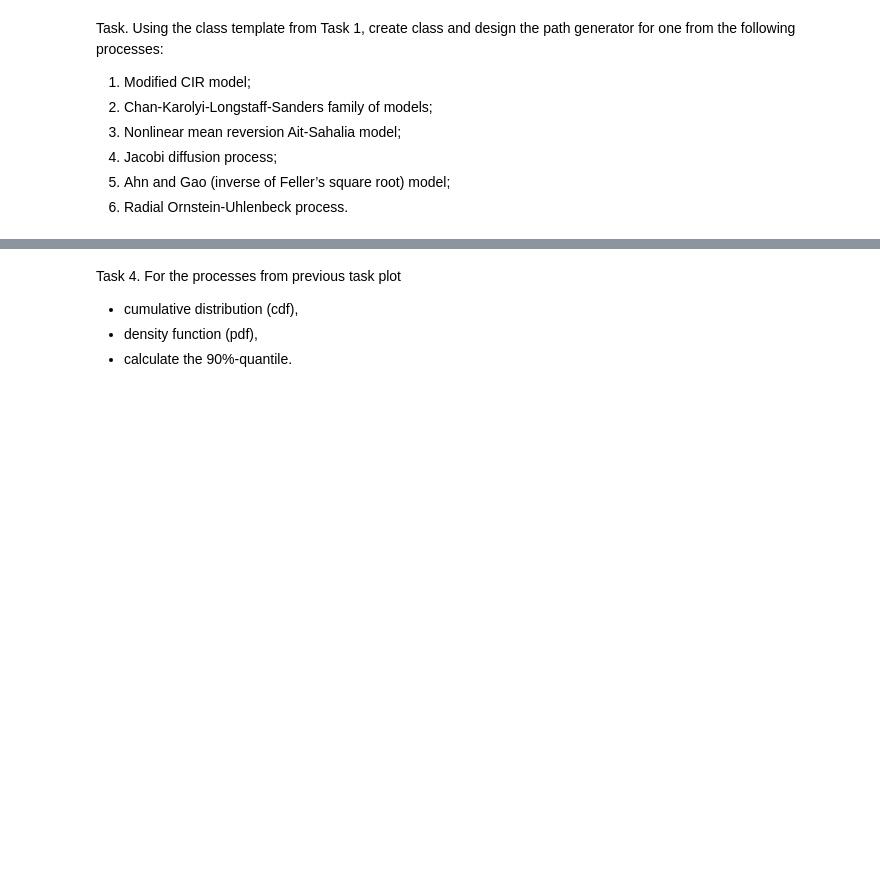
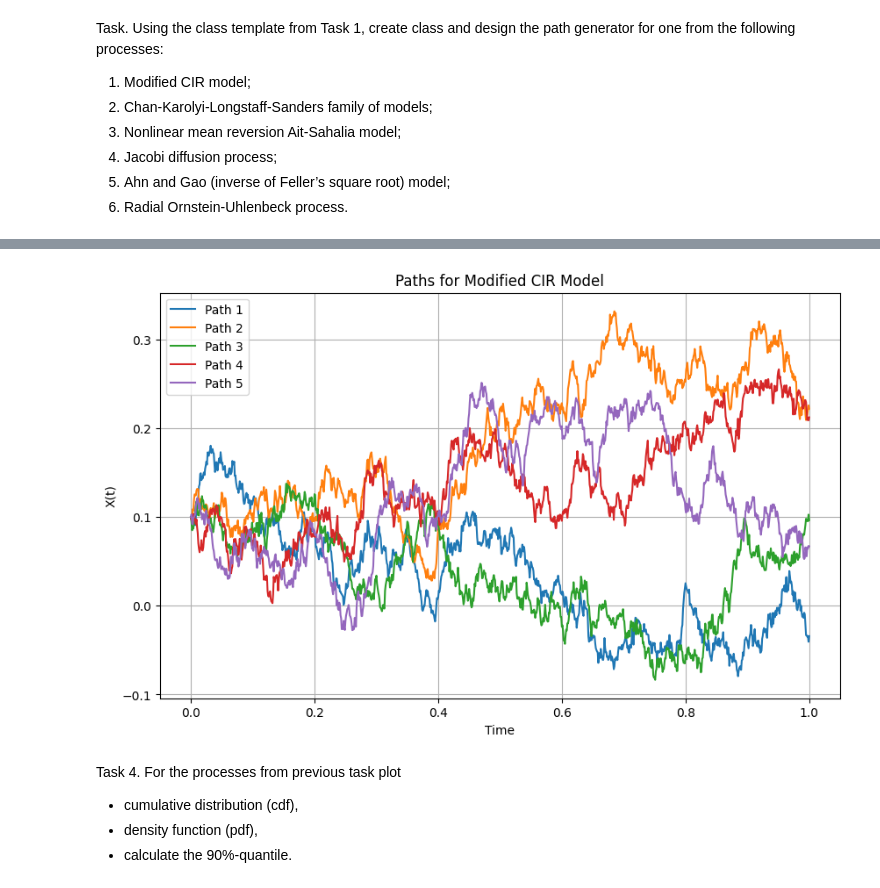
Before and after one commit to MiromanovDaniil/SSP-labs, a Jupyter notebook: lab3_SPP.ipynb, the cells around one changed output, grey strips where cells are left out. Cells and saved outputs as stored; diff of their text form; code cells hidden in the pictures; blank space fills up the shorter version.

```diff
--- a/lab3_SPP.ipynb
+++ b/lab3_SPP.ipynb
@@ -720,3 +583,75 @@ plt.show()
+# %%
+import numpy as np
+from matplotlib import pyplot as plt
+
+class ModifiedCIRProcess:
+    def __init__(self, params, T, Nx, Nt, init_state=None):
+        """
+        Initialize the Modified CIR process with given parameters.
+
+        Parameters:
+            params (list): Model parameters [theta1, theta2]
+            T (float): Total time duration
+            Nx (int): Number of trajectories to generate
+            Nt (int): Number of time discretization steps
+            init_state (float or None): Initial state, defaults to zero if None
+        """
+        self.theta1 = params[0]  # Drift coefficient
+        self.theta2 = params[1]  # Diffusion coefficient
+        self.T = T
+        self.Nx = Nx
+        self.Nt = Nt
+        self.init_state = init_state if init_state is not None else self.DefaultInitState()
+
+    def DefaultInitState(self):
+        """Set the default initial state for each trajectory."""
+        return np.zeros(self.Nx)
+
+    def drift(self, x):
+        """Calculate the drift component of the Modified CIR model."""
+        return -self.theta1 * x
+
+    def diffusion(self, x):
+        """Calculate the diffusion component of the Modified CIR model."""
+        return self.theta2 * np.sqrt(1 + x**2)
+
+    def PathGenerator(self):
+        """Generate paths using the Euler-Maruyama method."""
+        dt = self.T / self.Nt
+        t_data = np.linspace(0, self.T, self.Nt + 1)
+        x_data = np.zeros((self.Nt + 1, self.Nx))
+        x_data[0] = self.init_state
+
+        for i in range(1, self.Nt + 1):
+            dWt = np.random.normal(0, 1, self.Nx) * np.sqrt(dt)
+            x_data[i] = x_data[i - 1] + self.drift(x_data[i - 1]) * dt + self.diffusion(x_data[i - 1]) * dWt
+
+        return t_data, x_data
+
+# Example parameters
+T = 1
+Nx = 5  # Number of paths
+Nt = 1000  # Number of discretization steps
+theta1 = 0.5
+theta2 = 0.2
+params = [theta1, theta2]
+
+# Instantiate and generate paths
+modified_cir_process = ModifiedCIRProcess(params, T, Nx, Nt, init_state=np.ones(Nx) * 0.1)
+t_data, x_data = modified_cir_process.PathGenerator()
+
+# Plot the paths
+plt.figure(figsize=(10, 6))
+for i in range(Nx):
+    plt.plot(t_data, x_data[:, i], label=f'Path {i+1}')
+plt.title("Paths for Modified CIR Model")
+plt.xlabel("Time")
+plt.ylabel("X(t)")
+plt.legend()
+plt.grid(True)
+plt.show()
+# %% [output]
+[figure, added]
 # %% [markdown]
 Task 4. For the processes from previous task plot
 * cumulative distribution (cdf),
```
Also changed, not shown: parts of 20 cells of this notebook, 9 other files.
